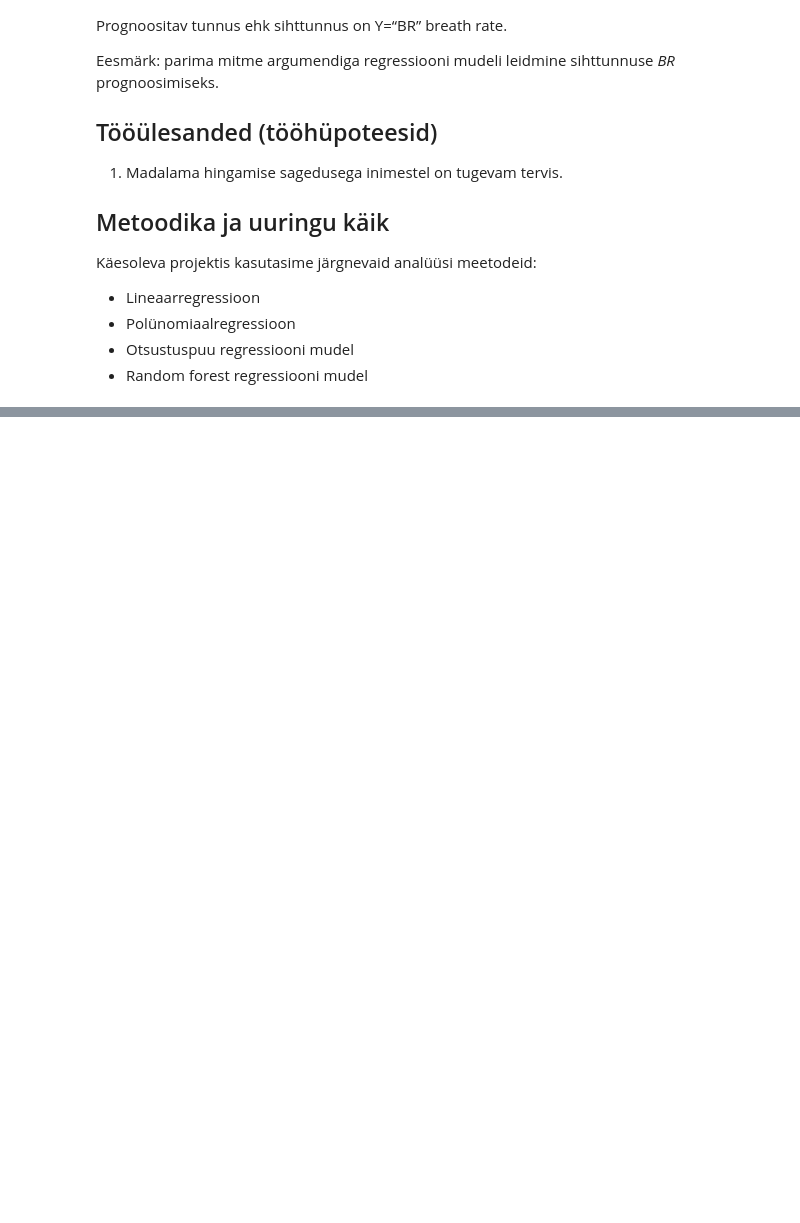
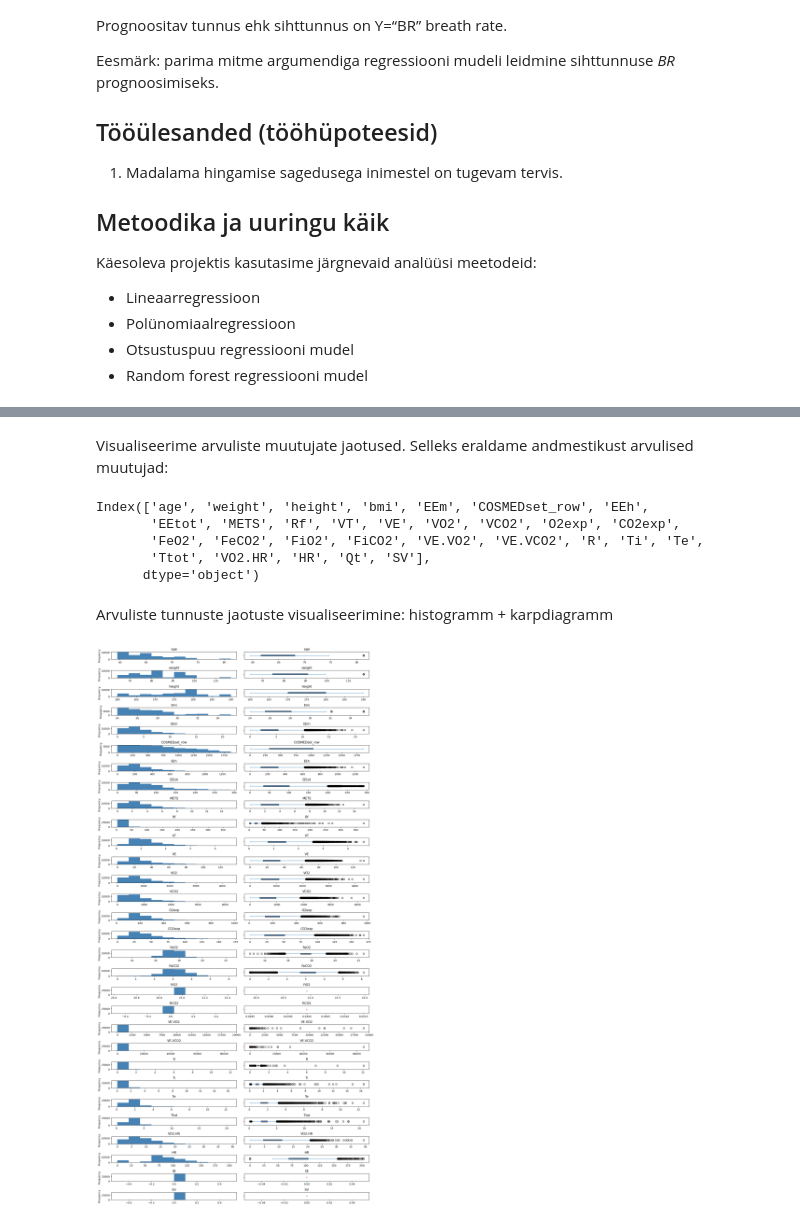
Before and after one commit to aviov/datamining_proj, a Jupyter notebook: book/sandbox.ipynb, the cells around one changed output, grey strips where cells are left out. Cells and saved outputs as stored; diff of their text form; code cells hidden in the pictures; blank space fills up the shorter version.

```diff
--- a/book/sandbox.ipynb
+++ b/book/sandbox.ipynb
@@ -133,0 +249,4 @@ Käesoleva projektis kasutasime järgnevaid analüüsi meetodeid:
+# %%
+df.drop_duplicates(keep='first',inplace=True)
+duplicates_new = df.duplicated(keep='first').sum()
+print(f"Peale puhastamist andmestikus on leitud {duplicates_new} duplikaate.")
@@ -133,0 +290,17 @@ Käesoleva projektis kasutasime järgnevaid analüüsi meetodeid:
+# %%
+if len(_DROP_) > 0:
+    prep_validated_drop_list = []
+    for i in _DROP_:
+        if i in df:
+            prep_validated_drop_list.append(i)
+
+    if len(prep_validated_drop_list) > 0:
+        df.drop(columns=prep_validated_drop_list,axis = 1, inplace = True)
+# %%
+if _DROP_UNNAMED_:
+    prep_empty_cols = df.columns.str.contains('unnamed',case = False)
+
+    if len(np.where(prep_empty_cols == True)) > 0:
+        df.drop(df.columns[prep_empty_cols],axis = 1, inplace = True)
+
+df
@@ -133,0 +359,28 @@ Käesoleva projektis kasutasime järgnevaid analüüsi meetodeid:
+# %% [markdown]
+Visualiseerime arvuliste muutujate jaotused. Selleks eraldame andmestikust arvulised muutujad:
+# %%
+feature_columns=df.drop(_SIHTTUNNUS_, axis=1).select_dtypes(exclude=object).columns
+feature_columns
+# %% [output]
+Index(['age', 'weight', 'height', 'bmi', 'EEm', 'COSMEDset_row', 'EEh',
+       'EEtot', 'METS', 'Rf', 'VT', 'VE', 'VO2', 'VCO2', 'O2exp', 'CO2exp',
+       'FeO2', 'FeCO2', 'FiO2', 'FiCO2', 'VE.VO2', 'VE.VCO2', 'R', 'Ti', 'Te',
+       'Ttot', 'VO2.HR', 'HR', 'Qt', 'SV'],
+      dtype='object')
+# %% [markdown]
+Arvuliste tunnuste jaotuste visualiseerimine: histogramm + karpdiagramm
+# %%
+fig, axs = plt.subplots(len(feature_columns),2,dpi=95,figsize=(15,30))
+i = 0
+for col in feature_columns:
+    df[col].plot(kind='hist',ax=axs[i,0], title=col, color="steelblue")
+    df[col].plot(kind='box',vert=False,ax=axs[i,1], title=col,
+                                             patch_artist = True,
+           boxprops = dict(facecolor = "steelblue"),
+                                             medianprops = dict(color = "red", linewidth = 1.5)).set_yticklabels('')
+
+    i+=1
+fig.tight_layout()
+plt.show()
+# %% [output]
+[figure, added]
```
Also changed, not shown: parts of 29 cells of this notebook.
